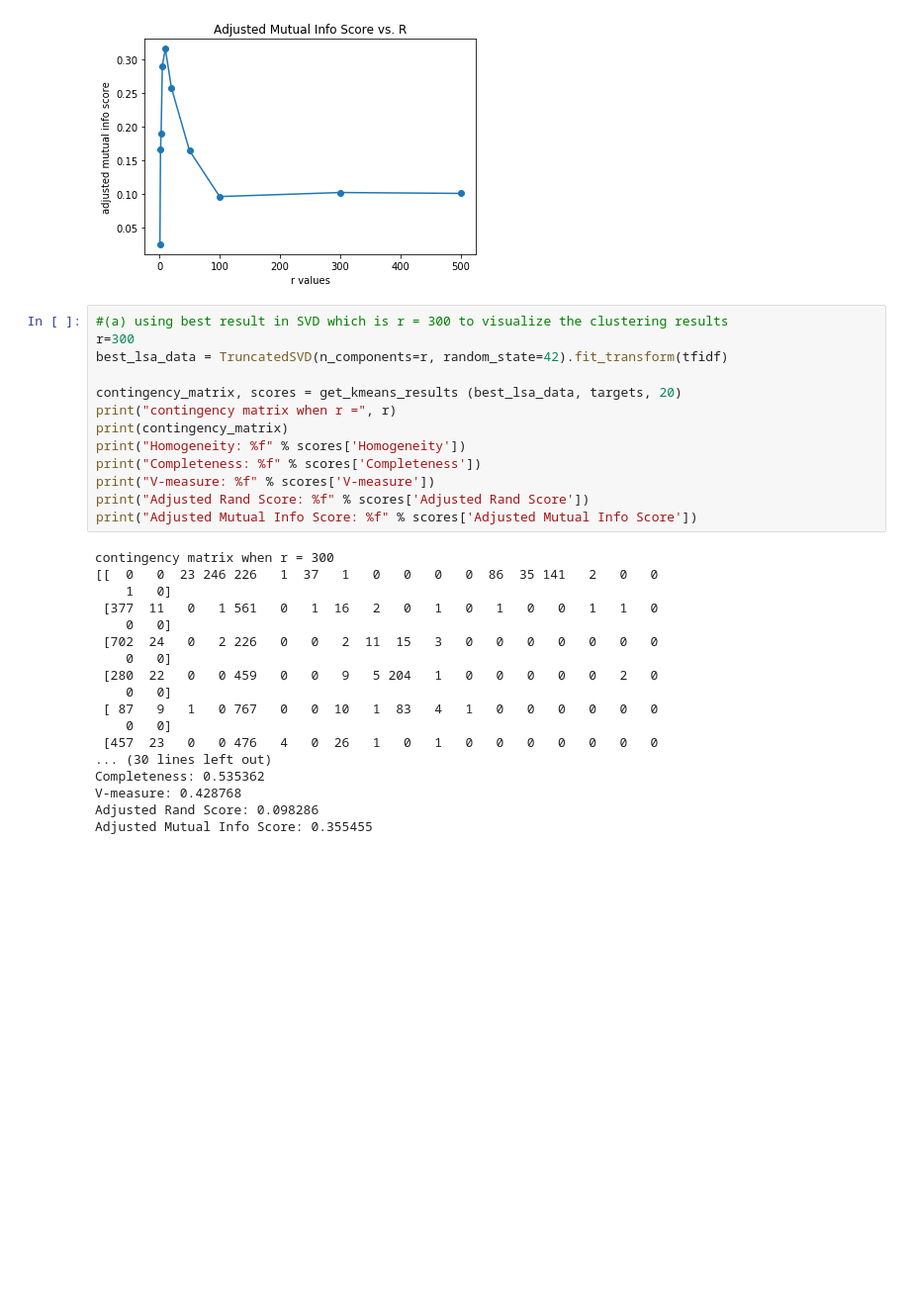
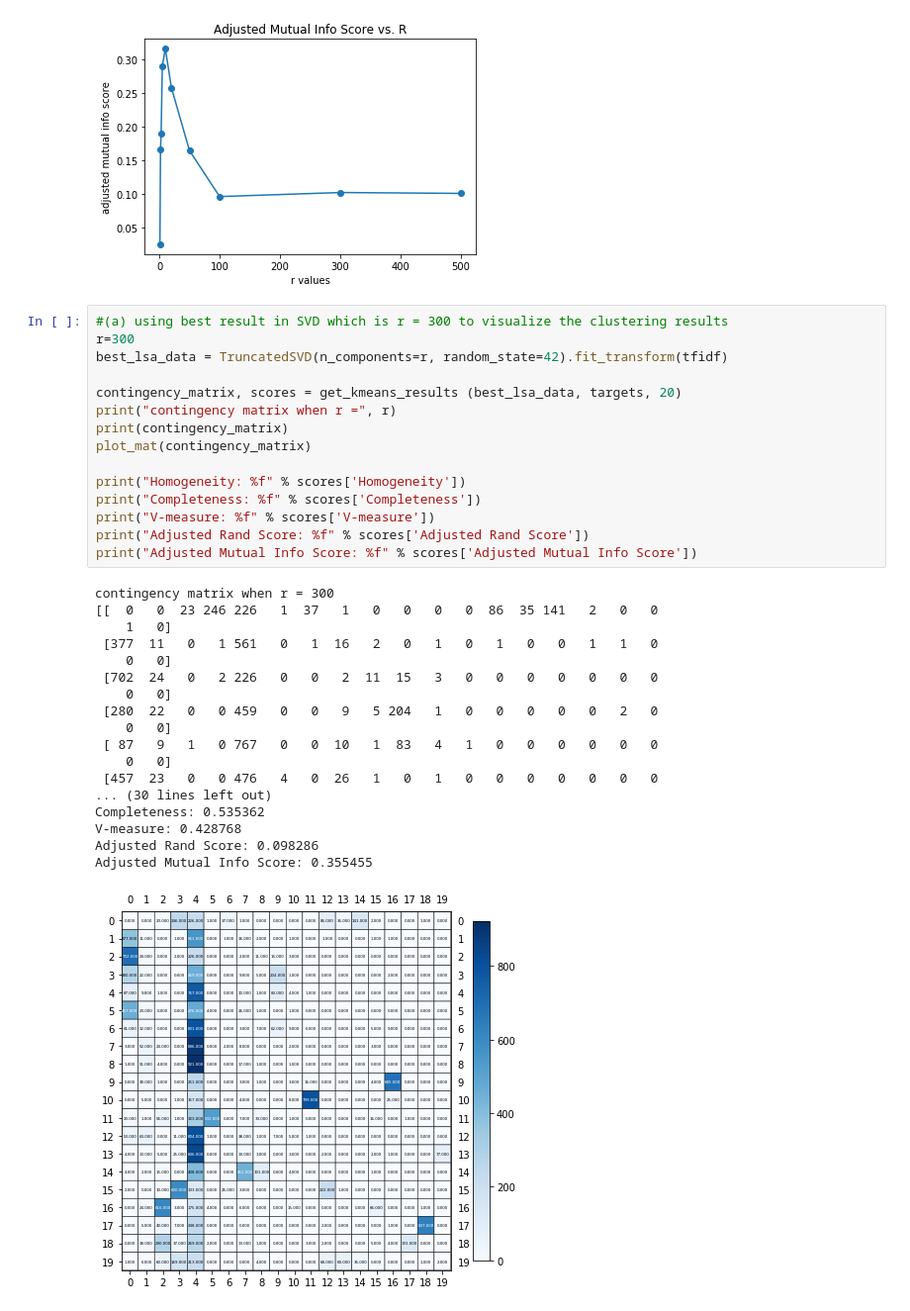
Before and after one commit to zxxia/ECE219-Large-Scale-Data-Mining, a Jupyter notebook: Project2/ee219_project2.ipynb, the cells around one changed output. Shown at 99% size. Saved outputs shown, nothing was run; the diff lists cells and outputs as text; blank space fills up the shorter version.

Commit message:
Added high-dimensional contingency matrix visualization

```diff
--- a/Project2/ee219_project2.ipynb
+++ b/Project2/ee219_project2.ipynb
@@ -646,31 +718,34 @@ contingency matrix when r = 1
 #(a) using best result in SVD which is r = 300 to visualize the clustering results
 r=300
 best_lsa_data = TruncatedSVD(n_components=r, random_state=42).fit_transform(tfidf)
 
 contingency_matrix, scores = get_kmeans_results (best_lsa_data, targets, 20)
 print("contingency matrix when r =", r)
 print(contingency_matrix)
+plot_mat(contingency_matrix)
+
 print("Homogeneity: %f" % scores['Homogeneity'])
 print("Completeness: %f" % scores['Completeness'])
 print("V-measure: %f" % scores['V-measure'])
 print("Adjusted Rand Score: %f" % scores['Adjusted Rand Score'])
 print("Adjusted Mutual Info Score: %f" % scores['Adjusted Mutual Info Score'])
 # %% [output]
 contingency matrix when r = 300
 [[  0   0  23 246 226   1  37   1   0   0   0   0  86  35 141   2   0   0
     1   0]
  [377  11   0   1 561   0   1  16   2   0   1   0   1   0   0   1   1   0
     0   0]
  [702  24   0   2 226   0   0   2  11  15   3   0   0   0   0   0   0   0
     0   0]
  [280  22   0   0 459   0   0   9   5 204   1   0   0   0   0   0   2   0
     0   0]
  [ 87   9   1   0 767   0   0  10   1  83   4   1   0   0   0   0   0   0
     0   0]
  [457  23   0   0 476   4   0  26   1   0   1   0   0   0   0   0   0   0
 ... (30 lines left out)
 Completeness: 0.535362
 V-measure: 0.428768
 Adjusted Rand Score: 0.098286
 Adjusted Mutual Info Score: 0.355455
+[figure, added]
 # %%
```
Also changed, not shown: parts of 8 cells of this notebook.
